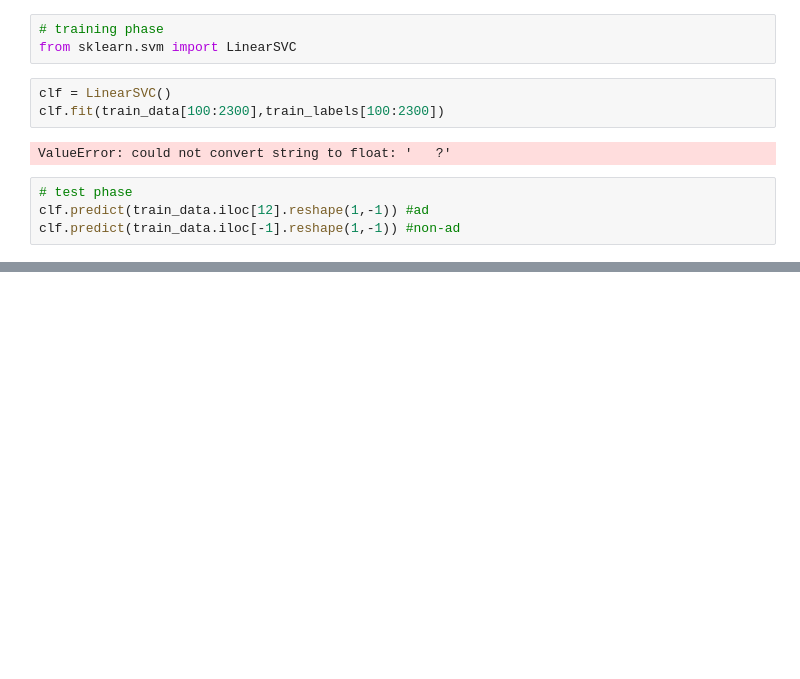
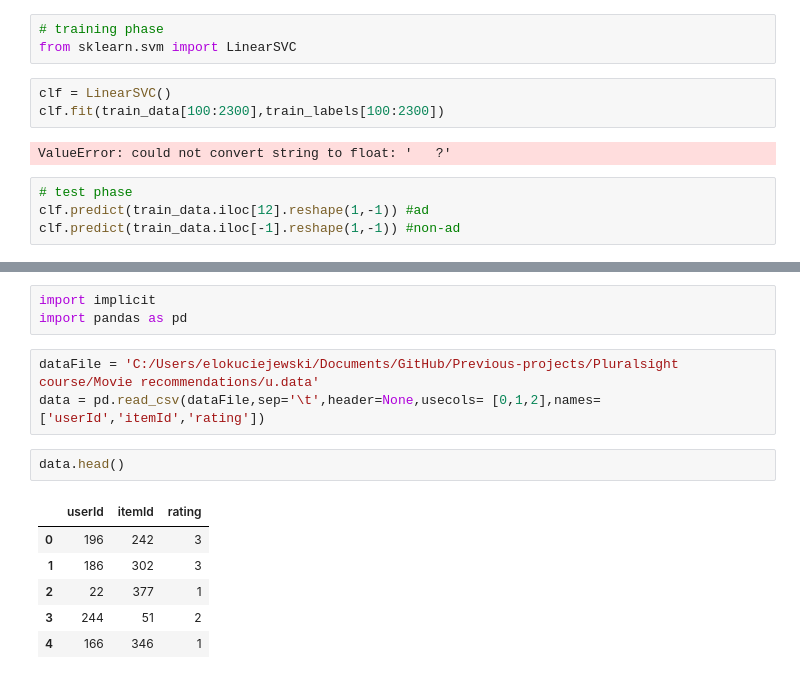
Before and after one commit to MihribanMurat/Previous-projects, a Jupyter notebook: Pluralsight course/PluralSight_NaiveBayes_SentimentAnalysis.ipynb, the cells around one changed output, grey strips where cells are left out. Cells and saved outputs as stored; diff of their text form; blank space fills up the shorter version.

Commit message:
Regression probelms & Recommendations!

```diff
--- a/PluralSight_NaiveBayes_SentimentAnalysis.ipynb
+++ b/Pluralsight course/PluralSight_NaiveBayes_SentimentAnalysis.ipynb
@@ -205,0 +249,15 @@ clf.predict(train_data.iloc[-1].reshape(1,-1)) #non-ad
+# %%
+import implicit
+import pandas as pd
+# %%
+dataFile = 'C:/Users/elokuciejewski/Documents/GitHub/Previous-projects/Pluralsight course/Movie recommendations/u.data'
+data = pd.read_csv(dataFile,sep='\t',header=None,usecols= [0,1,2],names=['userId','itemId','rating'])
+# %%
+data.head()
+# %% [output]
+|  | userId | itemId | rating |
+| 0 | 196 | 242 | 3 |
+| 1 | 186 | 302 | 3 |
+| 2 | 22 | 377 | 1 |
+| 3 | 244 | 51 | 2 |
+| 4 | 166 | 346 | 1 |
```
Also changed, not shown: parts of 14 cells of this notebook, 34 other files.
